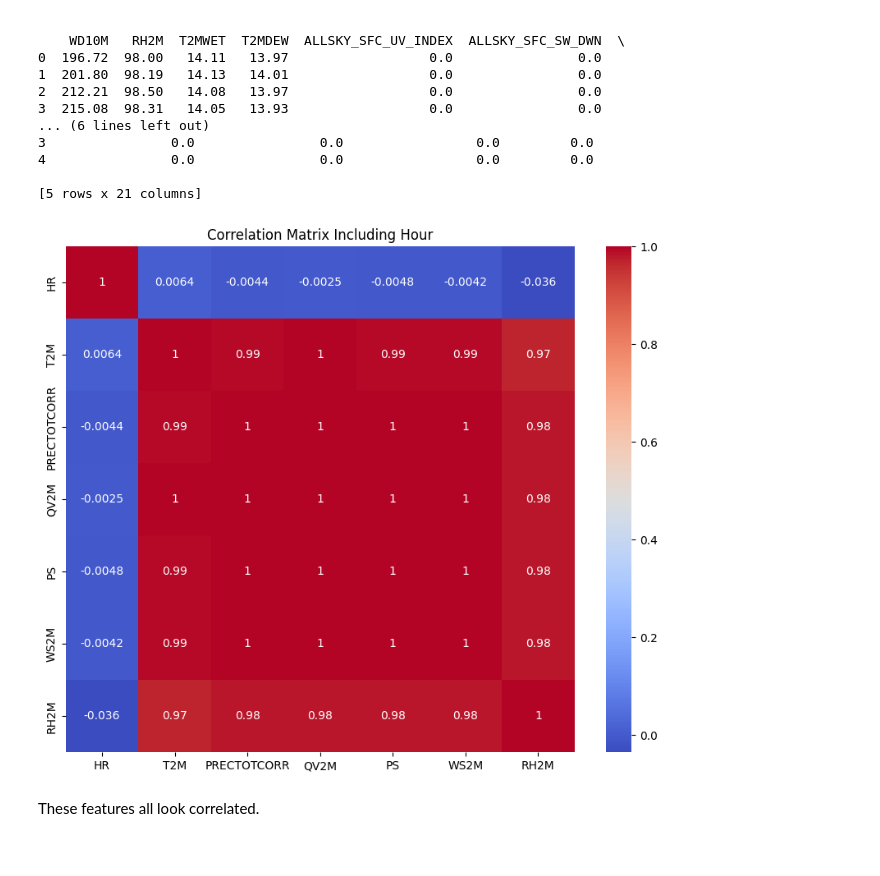
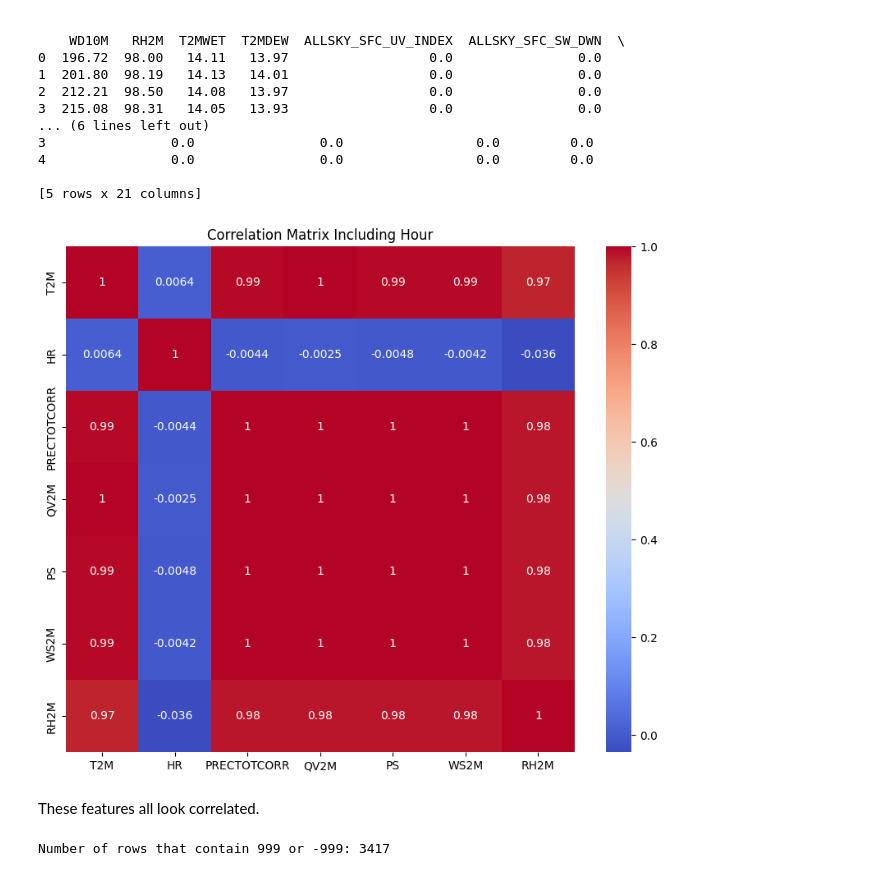
Before and after one commit to andrewresnick1/central-park-nyc-peak, a Jupyter notebook: main.ipynb, the cells around one changed output. Saved outputs shown, nothing was run; the diff lists cells and outputs as text; code cells hidden in the pictures.

```diff
--- a/main.ipynb
+++ b/main.ipynb
@@ -28,14 +28,22 @@ print(df.head())
 # %%
 import seaborn as sns
 import matplotlib.pyplot as plt
 
 # Visualizing correlations between some variables including hour
 plt.figure(figsize=(10, 8))
-correlation_matrix = df[['HR', 'T2M', 'PRECTOTCORR', 'QV2M', 'PS', 'WS2M', 'RH2M']].corr()
+correlation_matrix = df[['T2M', 'HR', 'PRECTOTCORR', 'QV2M', 'PS', 'WS2M', 'RH2M']].corr()
 sns.heatmap(correlation_matrix, annot=True, cmap='coolwarm')
 plt.title('Correlation Matrix Including Hour')
 plt.show()
 # %% [output]
-[figure, old version]
+[figure, new version]
 # %% [markdown]
 These features all look correlated.
+# %%
+# Find rows that contain 999 or -999
+rows_with_invalid_values = df[(df == 999).any(axis=1) | (df == -999).any(axis=1)]
+num_rows_with_invalid_values = rows_with_invalid_values.shape[0]
+
+print(f"Number of rows that contain 999 or -999: {num_rows_with_invalid_values}")
+# %% [output]
+Number of rows that contain 999 or -999: 3417
```
Also changed, not shown: parts of 5 cells of this notebook.
